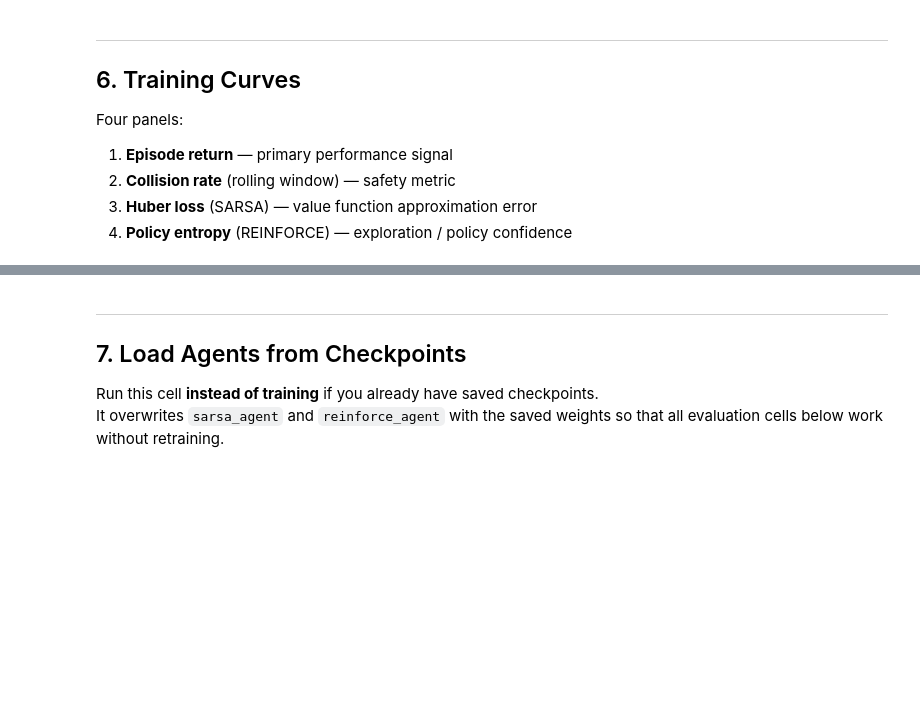
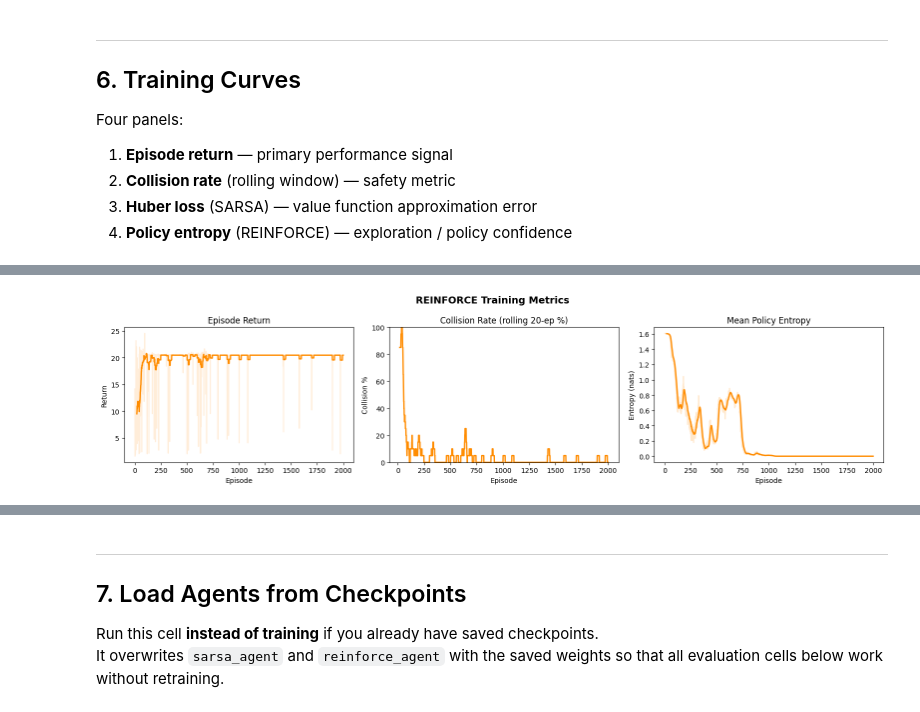
Before and after one commit to sarrasakgi/rl-highway-project-grp15, a Jupyter notebook: RL_SARSA_REINFORCE.ipynb, the cells around one changed output, grey strips where cells are left out. Drawn from its saved outputs; the diff is of its cells as text; code cells hidden in the pictures; blank space fills up the shorter version.

```diff
--- a/RL_SARSA_REINFORCE.ipynb
+++ b/RL_SARSA_REINFORCE.ipynb
@@ -594,0 +605,41 @@ NameError: name 'sarsa_history' is not defined
+# %%
+def smooth(values, window=20):
+    arr = np.array(values, dtype=float)
+    return np.convolve(arr, np.ones(window) / window, mode='valid')
+
+W = 20
+
+fig, axes = plt.subplots(1, 3, figsize=(16, 4))
+fig.suptitle("REINFORCE Training Metrics", fontsize=14, fontweight="bold")
+
+# ── Panel 1: Episode Return ───────────────────────────────────────────
+ax = axes[0]
+raw = np.array(reinforce_history["episode_returns"])
+ax.plot(raw, alpha=0.15, color="darkorange")
+ax.plot(range(W - 1, len(raw)), smooth(raw, W), color="darkorange", linewidth=2)
+ax.set_title("Episode Return")
+ax.set_xlabel("Episode")
+ax.set_ylabel("Return")
+
+# ── Panel 2: Collision Rate ───────────────────────────────────────────
+ax = axes[1]
+raw = np.array(reinforce_history["collision_flags"], dtype=float) * 100
+ax.plot(range(W - 1, len(raw)), smooth(raw, W), color="darkorange", linewidth=2)
+ax.set_title(f"Collision Rate (rolling {W}-ep %)")
+ax.set_xlabel("Episode")
+ax.set_ylabel("Collision %")
+ax.set_ylim(0, 100)
+
+# ── Panel 3: Policy Entropy ───────────────────────────────────────────
+ax = axes[2]
+raw = np.array(reinforce_history["entropies"])
+ax.plot(raw, alpha=0.2, color="darkorange")
+ax.plot(range(W - 1, len(raw)), smooth(raw, W), color="darkorange", linewidth=2)
+ax.set_title("Mean Policy Entropy")
+ax.set_xlabel("Episode")
+ax.set_ylabel("Entropy (nats)")
+
+plt.tight_layout()
+plt.show()
+# %% [output]
+[figure, added]
```
Also changed, not shown: parts of 18 cells of this notebook.
